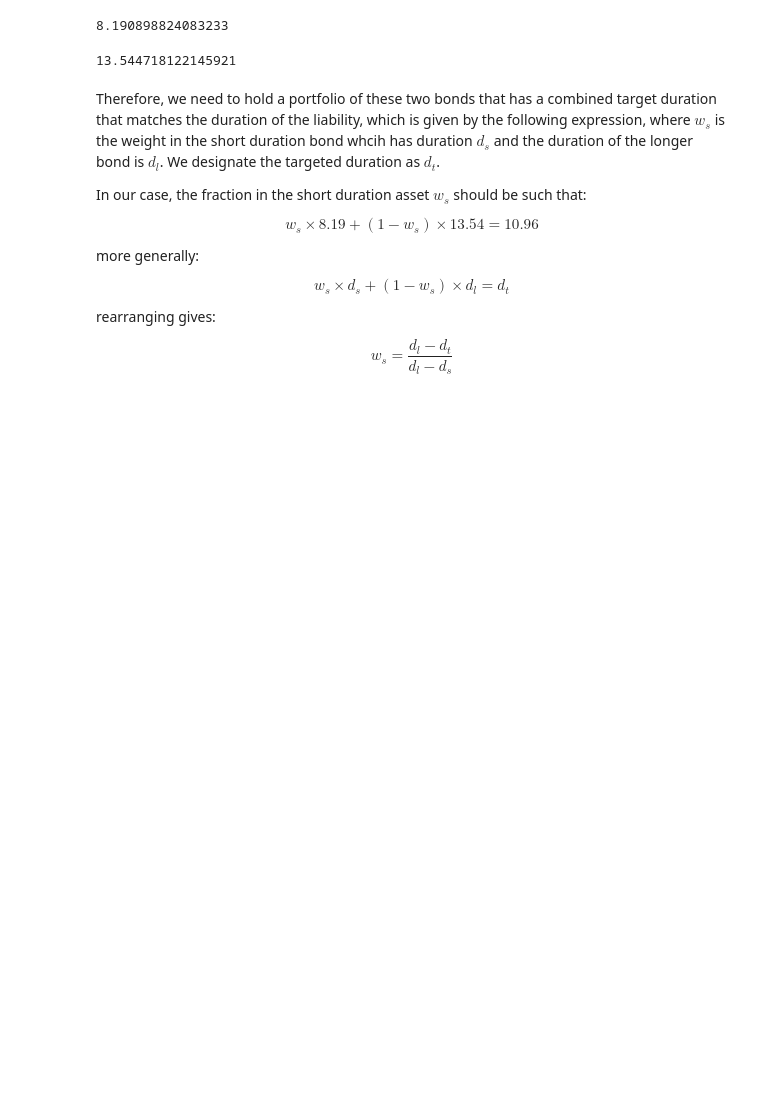
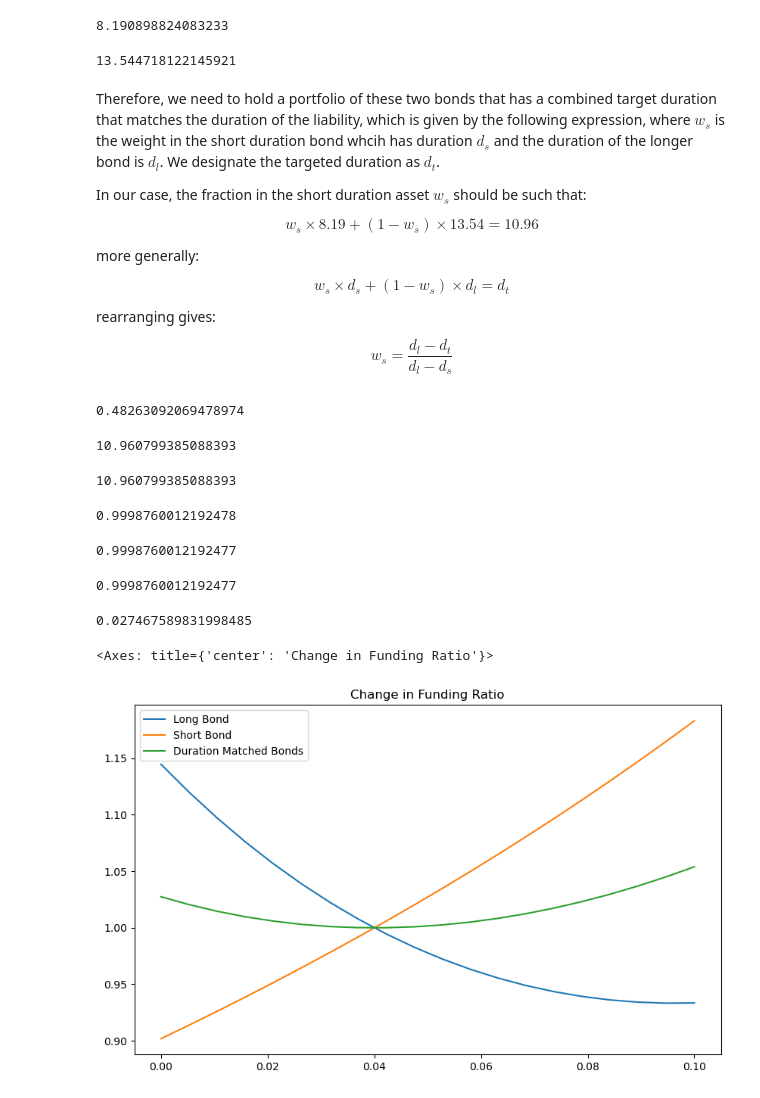
Before and after one commit to ahmet794/Investment-Banking-Asset-Management, a Jupyter notebook: Labs Week 4.ipynb, the cells around one changed output. Saved outputs shown, nothing was run; the diff lists cells and outputs as text; code cells hidden in the pictures; blank space fills up the shorter version.

Commit message:
Graph to show duration matching bonds importance

```diff
--- a/Labs Week 4.ipynb
+++ b/Labs Week 4.ipynb
@@ -518,3 +518,52 @@ $$ w_s \times d_s + (1-w_s) \times d_l = d_t $$
 rearranging gives:
 
 $$ w_s = \frac{d_l -d_t}{d_l - d_s} $$
+# %%
+short_bond = erk.bond_cash_flows(10, 1000, .05, 1)
+long_bond = erk.bond_cash_flows(20, 1000, .05, 1)
+w_s = erk.match_durations(liabilities, short_bond, long_bond, 0.04)
+w_s
+# %% [output]
+0.48263092069478974
+# %%
+p_short = erk.bond_price(10, 1000, .05, 1, 0.04)
+p_long = erk.bond_price(20, 1000, .05, 1, 0.04)
+a_0 = 130000
+dm_assets=pd.concat([a_0*w_s*short_bond/p_short,a_0*(1-w_s)*long_bond/p_long])
+erk.macaulay_duration(dm_assets, 0.04)
+# %% [output]
+10.960799385088393
+# %%
+erk.macaulay_duration(liabilities, 0.04)
+# %% [output]
+10.960799385088393
+# %%
+cfr = erk.funding_ratio(dm_assets, liabilities, 0.04)
+cfr
+# %% [output]
+0.9998760012192478
+# %%
+lb_assets = a_0*long_bond/p_long
+erk.funding_ratio(lb_assets, liabilities, 0.04)
+# %% [output]
+0.9998760012192477
+# %%
+sb_assets = a_0*short_bond/p_short
+erk.funding_ratio(sb_assets, liabilities, 0.04)
+# %% [output]
+0.9998760012192477
+# %%
+erk.funding_ratio(lb_assets, liabilities, 0.03)-cfr
+# %% [output]
+0.027467589831998485
+# %%
+rates = np.linspace(0, .1, 20)
+fr_change = pd.DataFrame({
+    "Long Bond":[erk.funding_ratio(lb_assets, liabilities, r) for r in rates],
+    "Short Bond":[erk.funding_ratio(sb_assets, liabilities, r) for r in rates],
+    "Duration Matched Bonds":[erk.funding_ratio(dm_assets, liabilities, r) for r in rates]
+}, index=rates)
+fr_change.plot(title='Change in Funding Ratio', figsize=(10,6))
+# %% [output]
+<Axes: title={'center': 'Change in Funding Ratio'}>
+[figure, added]
```
Also changed, not shown: parts of 1 cell of this notebook.
